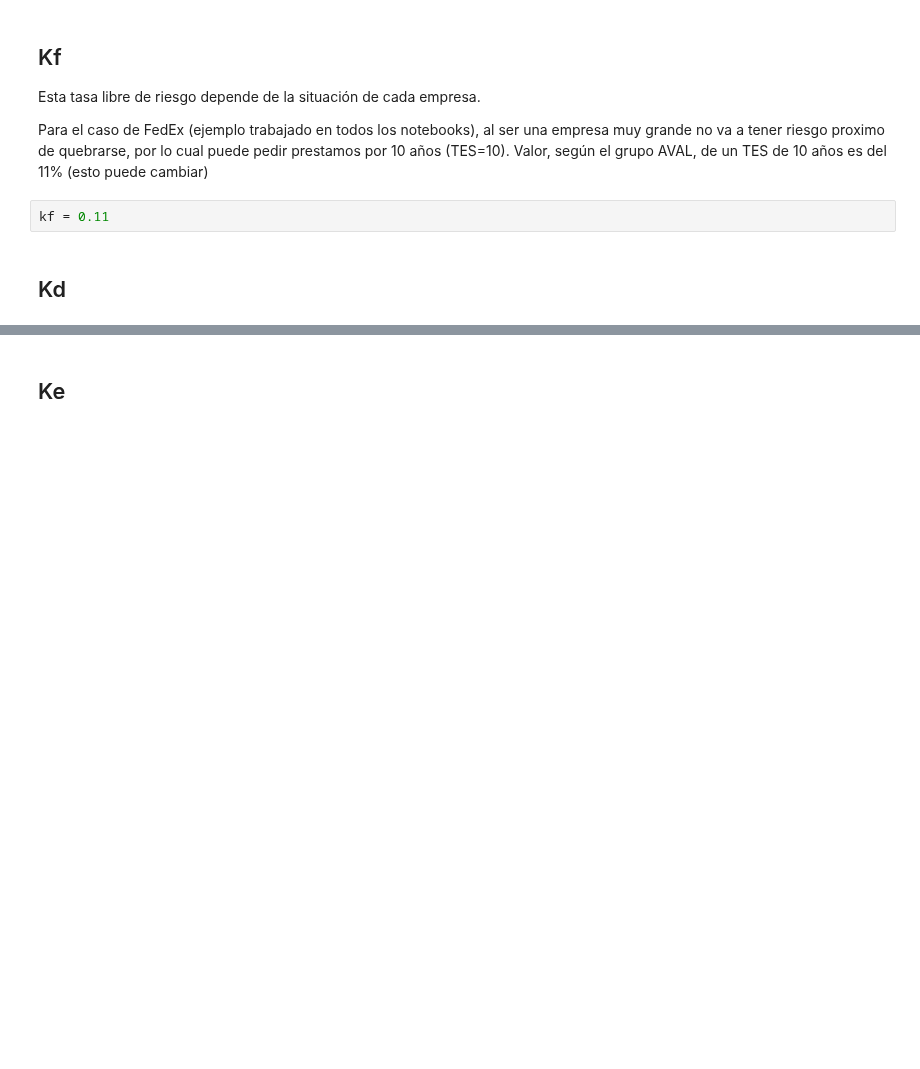
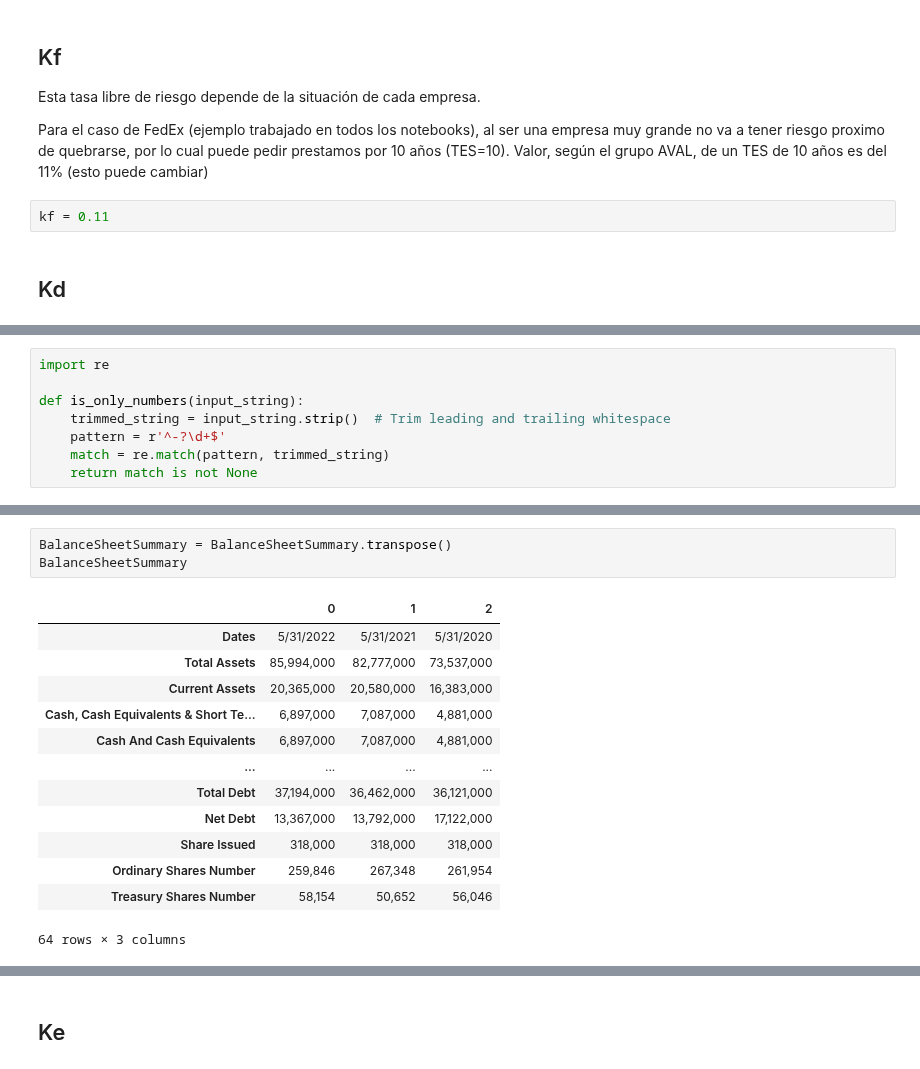
Before and after one commit to gabilang12/finanzas_corporativas, a Jupyter notebook: fc_parte_7.ipynb, the cells around one changed output, grey strips where cells are left out. Saved outputs shown, nothing was run; the diff lists cells and outputs as text; blank space fills up the shorter version.

```diff
--- a/fc_parte_7.ipynb
+++ b/fc_parte_7.ipynb
@@ -143,0 +181,8 @@ kf = 0.11
+# %%
+import re
+
+def is_only_numbers(input_string):
+    trimmed_string = input_string.strip()  # Trim leading and trailing whitespace
+    pattern = r'^-?\d+$'
+    match = re.match(pattern, trimmed_string)
+    return match is not None
@@ -143,0 +246,17 @@ kf = 0.11
+# %%
+BalanceSheetSummary = BalanceSheetSummary.transpose()
+BalanceSheetSummary
+# %% [output]
+|  | 0 | 1 | 2 |
+| Dates | 5/31/2022 | 5/31/2021 | 5/31/2020 |
+| Total Assets | 85,994,000 | 82,777,000 | 73,537,000 |
+| Current Assets | 20,365,000 | 20,580,000 | 16,383,000 |
+| Cash, Cash Equivalents & Short Te... | 6,897,000 | 7,087,000 | 4,881,000 |
+| Cash And Cash Equivalents | 6,897,000 | 7,087,000 | 4,881,000 |
+| ... | ... | ... | ... |
+| Total Debt | 37,194,000 | 36,462,000 | 36,121,000 |
+| Net Debt | 13,367,000 | 13,792,000 | 17,122,000 |
+| Share Issued | 318,000 | 318,000 | 318,000 |
+| Ordinary Shares Number | 259,846 | 267,348 | 261,954 |
+| Treasury Shares Number | 58,154 | 50,652 | 56,046 |
+64 rows × 3 columns
```
Also changed, not shown: parts of 5 cells of this notebook.
